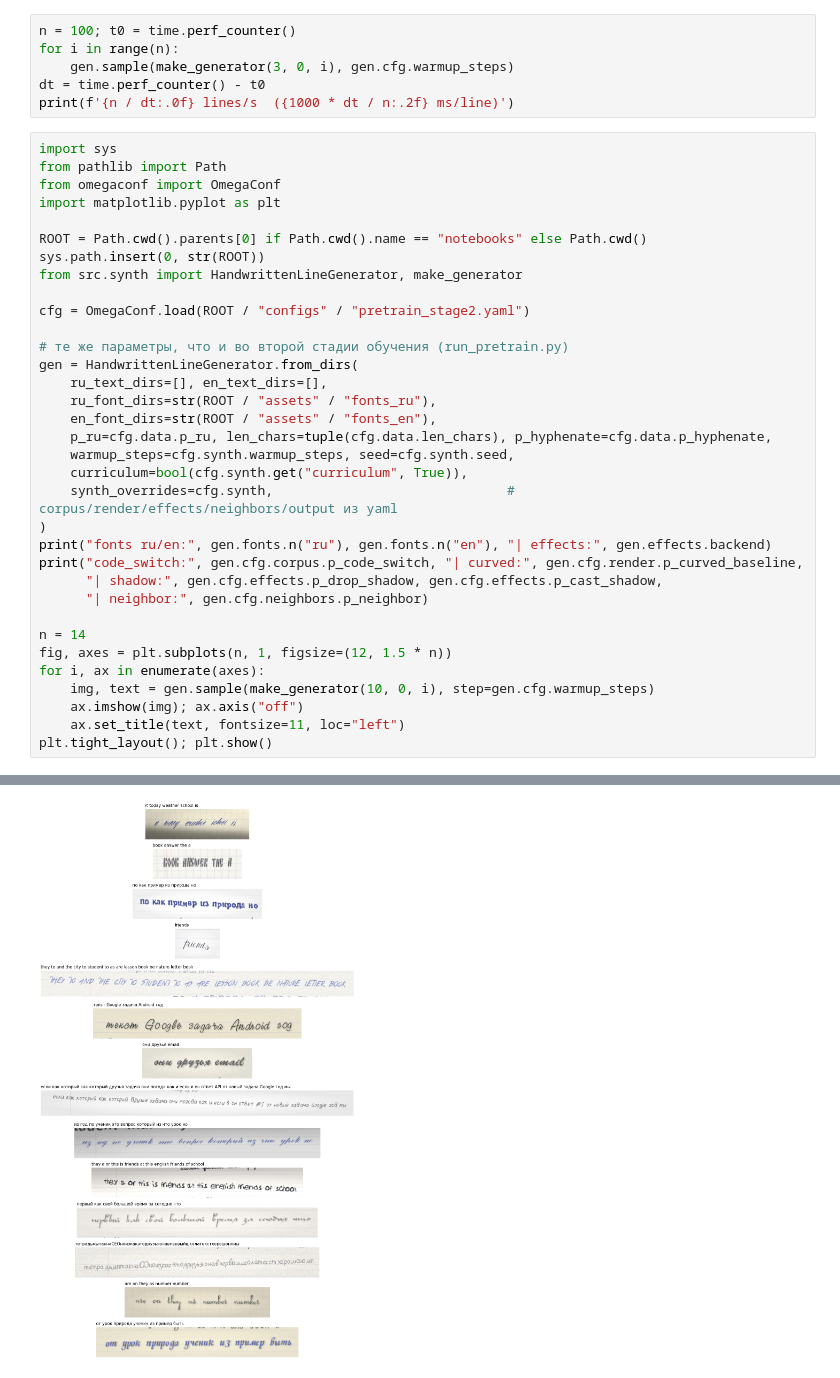
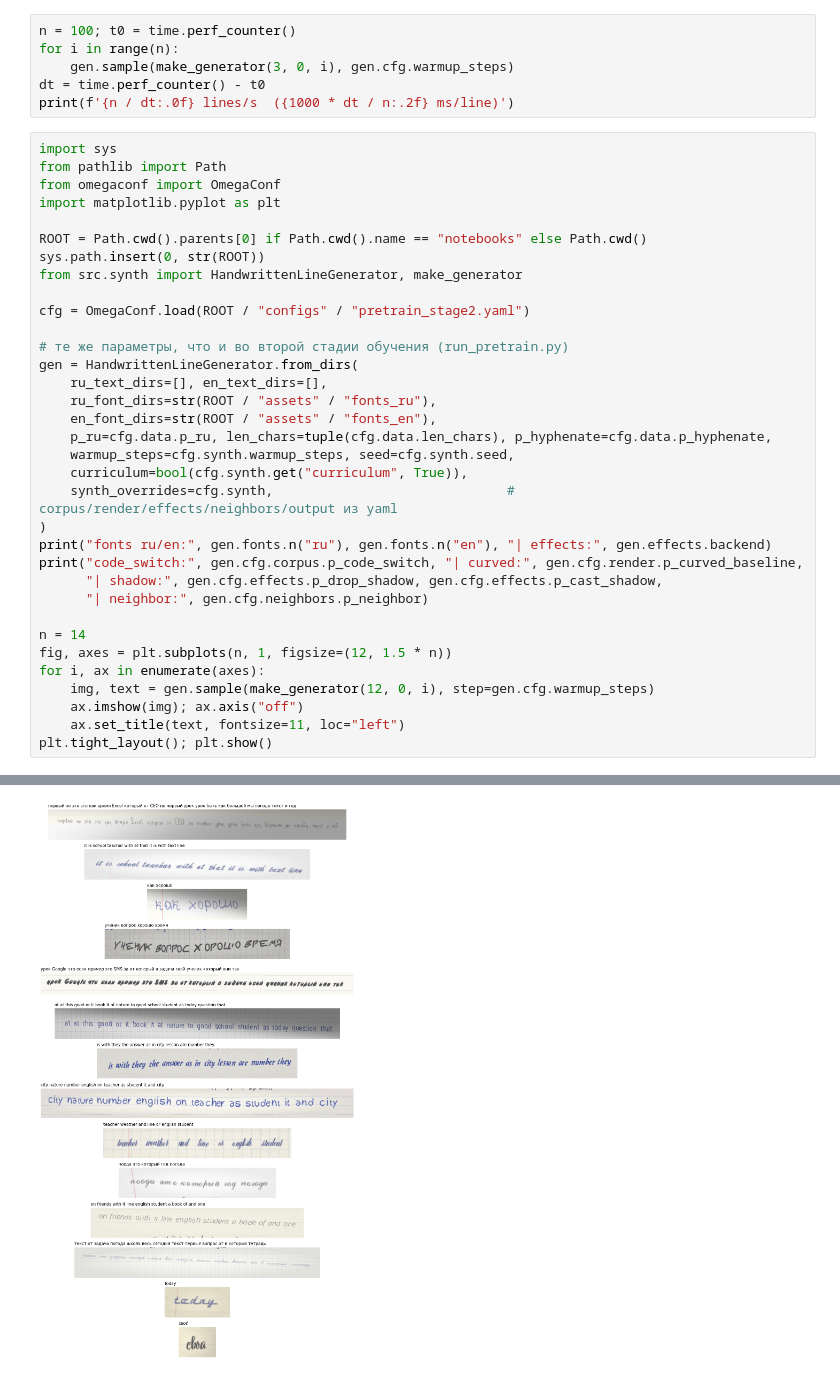
Before and after one commit to DorinDaniil/handwriting-recognition, a Jupyter notebook: recognition/notebooks/test_synth.ipynb, the cells around one changed output, grey strips where cells are left out. Cells and saved outputs as stored; diff of their text form.

```diff
--- a/recognition/notebooks/test_synth.ipynb
+++ b/recognition/notebooks/test_synth.ipynb
@@ -74,7 +74,7 @@ print("code_switch:", gen.cfg.corpus.p_code_switch, "| curved:", gen.cfg.render.
 n = 14
 fig, axes = plt.subplots(n, 1, figsize=(12, 1.5 * n))
 for i, ax in enumerate(axes):
-    img, text = gen.sample(make_generator(10, 0, i), step=gen.cfg.warmup_steps)
+    img, text = gen.sample(make_generator(12, 0, i), step=gen.cfg.warmup_steps)
     ax.imshow(img); ax.axis("off")
     ax.set_title(text, fontsize=11, loc="left")
 plt.tight_layout(); plt.show()
@@ -84 +84 @@ code_switch: 0.3 | curved: 0.3 | shadow: 0.25 0.2 | neighbor: 0.55
-[figure, old version]
+[figure, new version]
```
Also changed, not shown: parts of 1 cell of this notebook, 20 other files.
